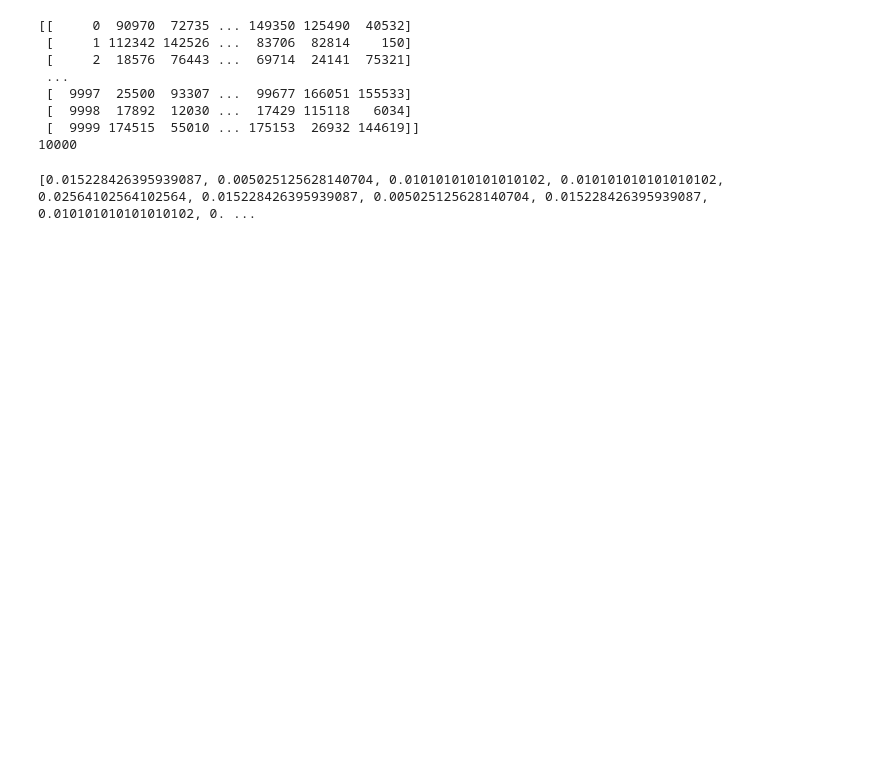
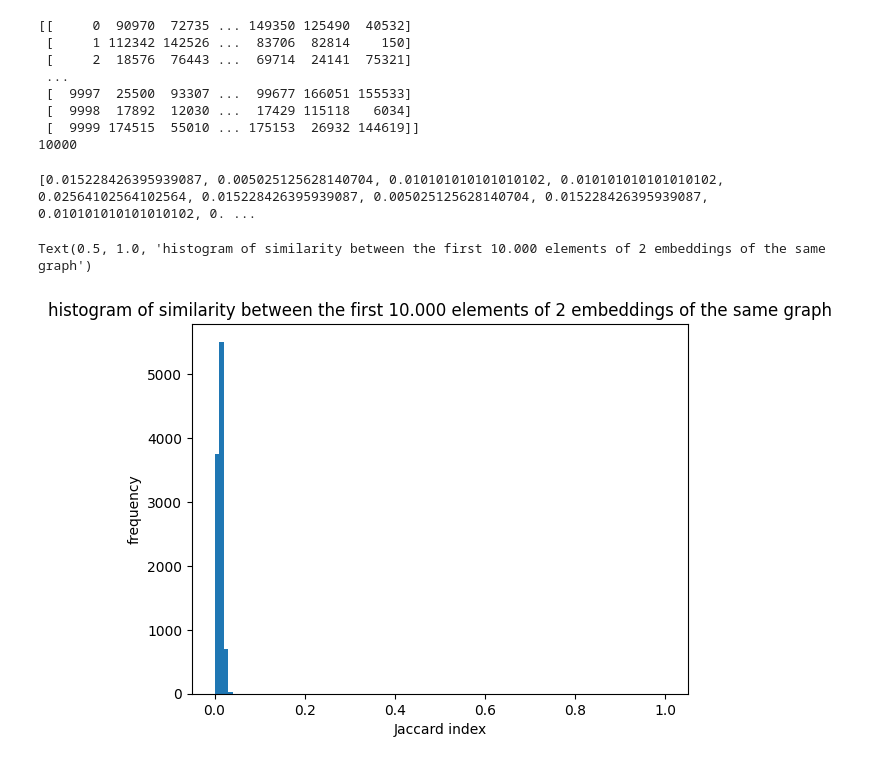
Before and after one commit to Ritten11/KRW_project, a Jupyter notebook: embedding_comparison.ipynb, the cells around one changed output. Drawn from its saved outputs; the diff is of its cells as text; code cells hidden in the pictures; blank space fills up the shorter version.

```diff
--- a/embedding_comparison.ipynb
+++ b/embedding_comparison.ipynb
@@ -50,9 +50,20 @@ def det_similarity(embed1, embed2, args):
     # print(KNN1[0])
     KNN2 = det_KNN(embed2, args)# np.append(KNN1[1:], [KNN1[0]], axis=0) # current hack due to lack of 2nd embedding
 
-    jaccard = [calc_jaccard(set(KNN1[i]), set(KNN2[i])) for i in range(len(KNN1))]
-    print(jaccard)
+    jaccard_scores = [calc_jaccard(set(KNN1[i]), set(KNN2[i])) for i in range(len(KNN1))]
+    print(jaccard_scores)
+    return jaccard_scores
 # %%
-det_similarity(embeddings1[:10000], embeddings2[:10000], args)
+sim_scores = det_similarity(embeddings1[:10000], embeddings2[:10000], args)
 # %% [output]
 [0.015228426395939087, 0.005025125628140704, 0.010101010101010102, 0.010101010101010102, 0.02564102564102564, 0.015228426395939087, 0.005025125628140704, 0.015228426395939087, 0.010101010101010102, 0. ...
+# %%
+import matplotlib.pyplot as plt
+
+plt.hist(sim_scores, range=[0,1], align='mid', bins=100)
+plt.xlabel('Jaccard index')
+plt.ylabel('frequency')
+plt.title('histogram of similarity between the first 10.000 elements of 2 embeddings of the same graph')
+# %% [output]
+Text(0.5, 1.0, 'histogram of similarity between the first 10.000 elements of 2 embeddings of the same graph')
+[figure, added]
```
Also changed, not shown: 2 other files.
